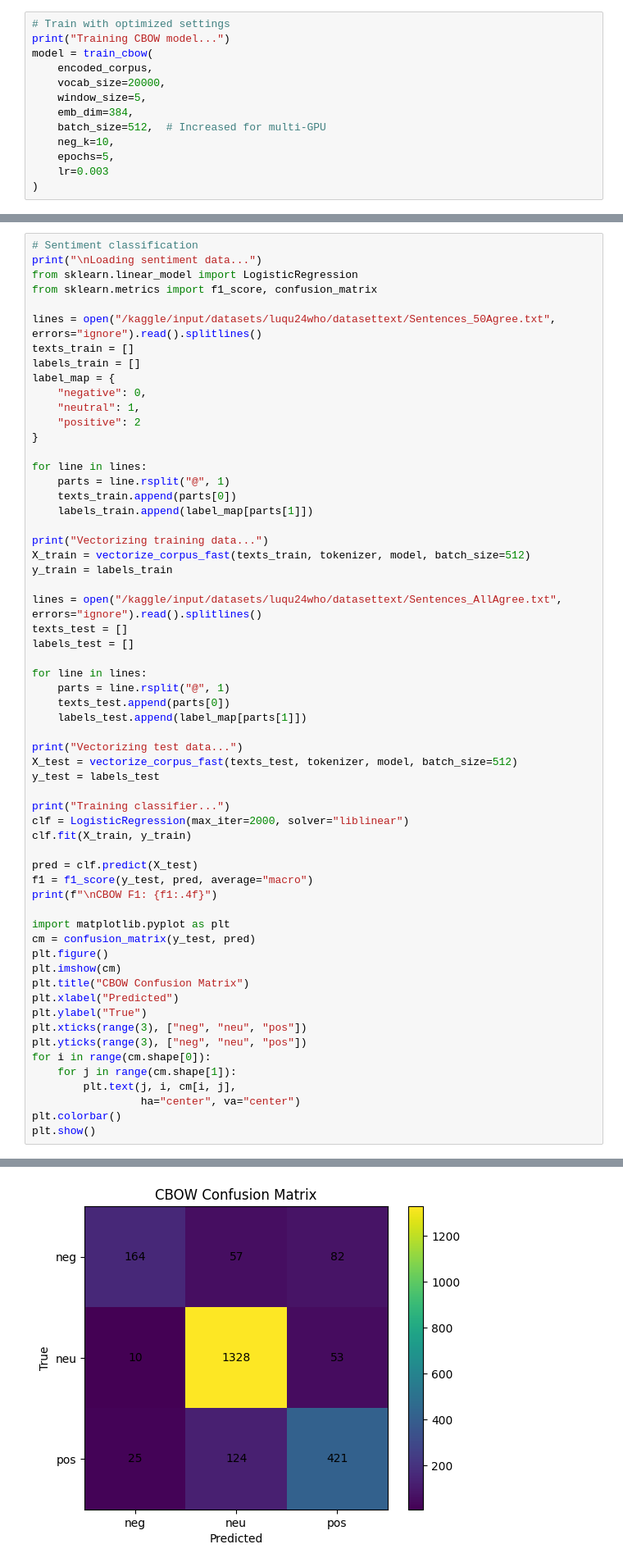
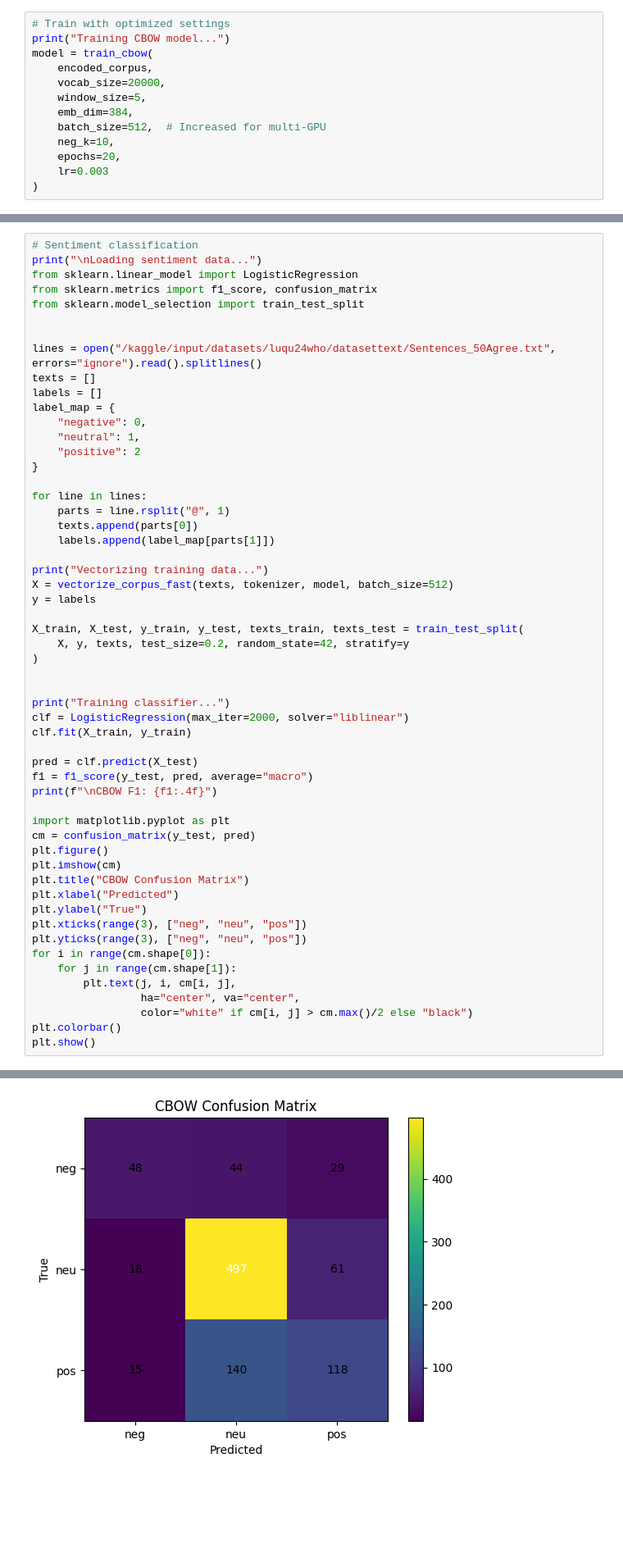
Before and after one commit to Luqu24/Cryptonite-RTP-Luqmaan, a Jupyter notebook: Task 0/NLP/tokenize.ipynb, the cells around one changed output, grey strips where cells are left out. Shown at 82% size. Saved outputs shown, nothing was run; the diff lists cells and outputs as text; blank space fills up the shorter version.

```diff
--- a/Task 0/NLP/tokenize.ipynb
+++ b/Task 0/NLP/tokenize.ipynb
@@ -270,7 +291,7 @@ model = train_cbow(
     emb_dim=384,
     batch_size=512,  # Increased for multi-GPU
     neg_k=10,
-    epochs=5,
+    epochs=20,
     lr=0.003
 )
 # %% [output]
@@ -399,10 +452,12 @@ else:
 print("\nLoading sentiment data...")
 from sklearn.linear_model import LogisticRegression
 from sklearn.metrics import f1_score, confusion_matrix
+from sklearn.model_selection import train_test_split
+
 
 lines = open("/kaggle/input/datasets/luqu24who/datasettext/Sentences_50Agree.txt", errors="ignore").read().splitlines()
-texts_train = []
-labels_train = []
+texts = []
+labels = []
 label_map = {
     "negative": 0,
     "neutral": 1,
@@ -411,25 +466,17 @@ label_map = {
 
 for line in lines:
     parts = line.rsplit("@", 1)
-    texts_train.append(parts[0])
-    labels_train.append(label_map[parts[1]])
+    texts.append(parts[0])
+    labels.append(label_map[parts[1]])
 
 print("Vectorizing training data...")
-X_train = vectorize_corpus_fast(texts_train, tokenizer, model, batch_size=512)
-y_train = labels_train
+X = vectorize_corpus_fast(texts, tokenizer, model, batch_size=512)
+y = labels
 
-lines = open("/kaggle/input/datasets/luqu24who/datasettext/Sentences_AllAgree.txt", errors="ignore").read().splitlines()
-texts_test = []
-labels_test = []
+X_train, X_test, y_train, y_test, texts_train, texts_test = train_test_split(
+    X, y, texts, test_size=0.2, random_state=42, stratify=y
+)
 
-for line in lines:
-    parts = line.rsplit("@", 1)
-    texts_test.append(parts[0])
-    labels_test.append(label_map[parts[1]])
-
-print("Vectorizing test data...")
-X_test = vectorize_corpus_fast(texts_test, tokenizer, model, batch_size=512)
-y_test = labels_test
 
 print("Training classifier...")
 clf = LogisticRegression(max_iter=2000, solver="liblinear")
@@ -451,7 +498,8 @@ plt.yticks(range(3), ["neg", "neu", "pos"])
 for i in range(cm.shape[0]):
     for j in range(cm.shape[1]):
         plt.text(j, i, cm[i, j],
-                 ha="center", va="center")
+                 ha="center", va="center",
+                 color="white" if cm[i, j] > cm.max()/2 else "black")
 plt.colorbar()
 plt.show()
 # %% [output]
@@ -464,4 +511,4 @@ CBOW F1: 0.7723
-[figure, old version]
+[figure, new version]
 # %%
 # VADER comparison
 print("\nComparing with VADER...")
```
Also changed, not shown: parts of 5 cells of this notebook.
